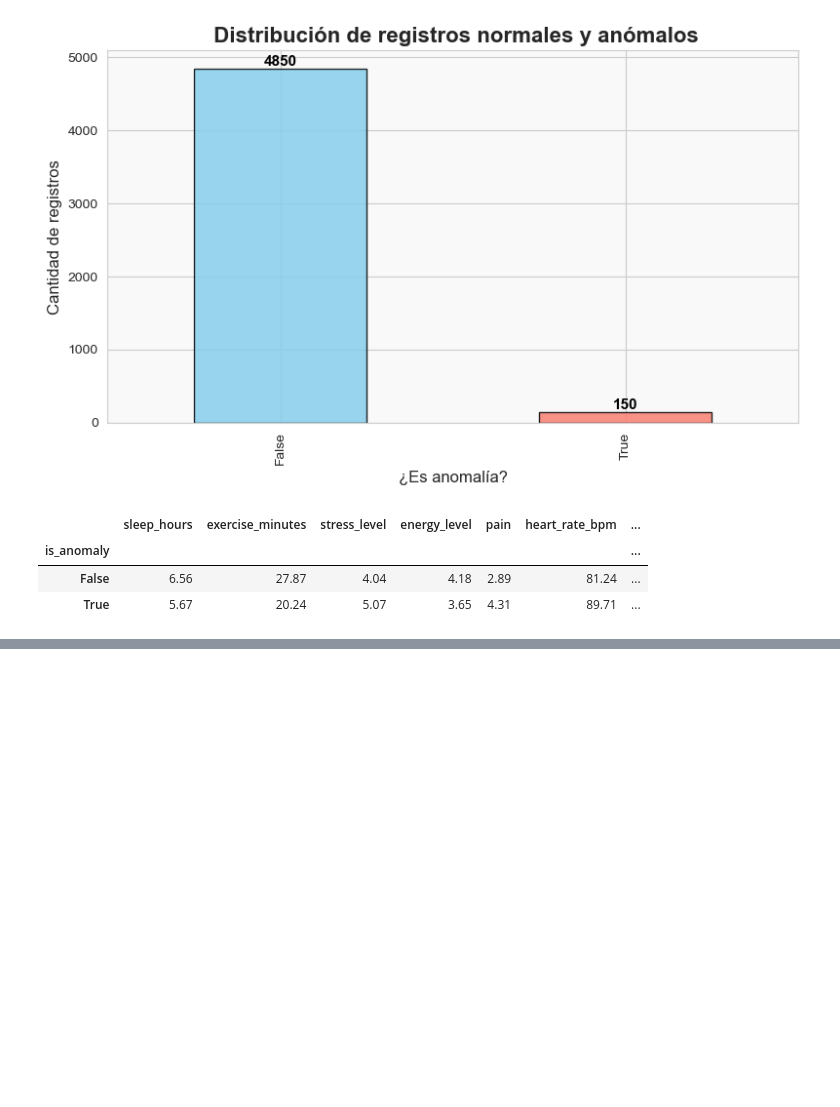
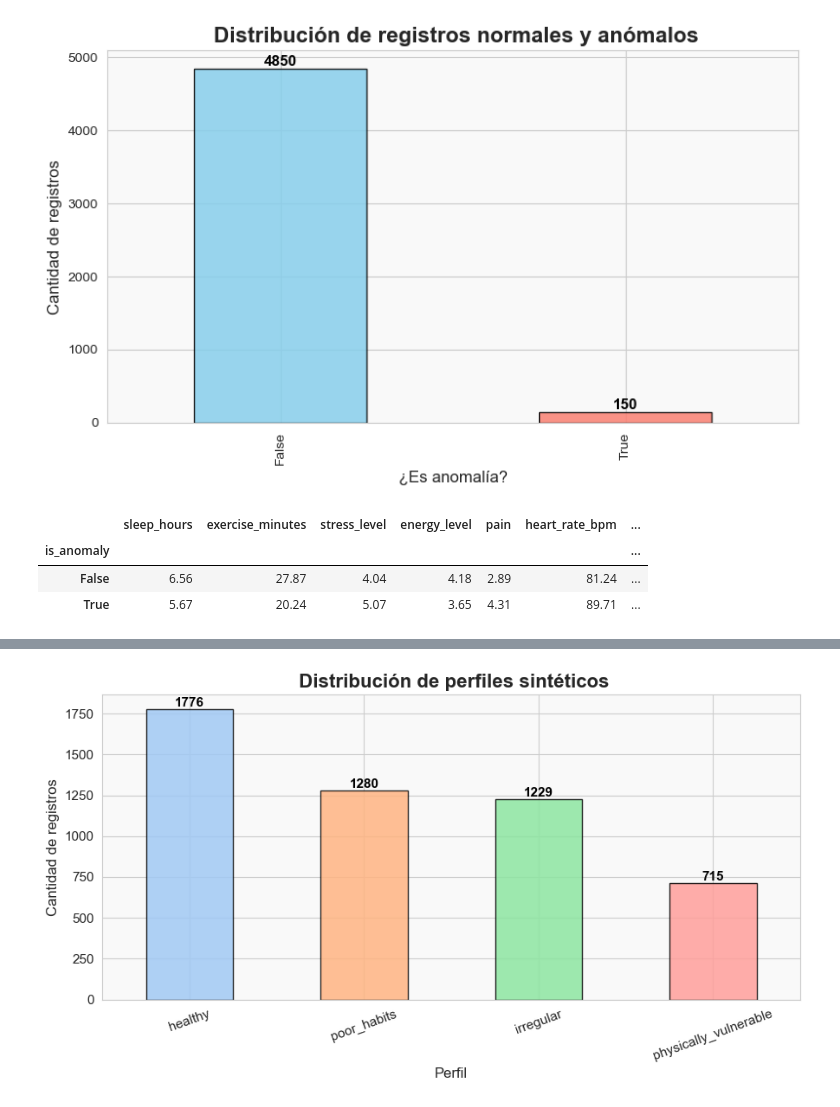
Before and after one commit to KouDionicio/9A-IDGS-ECBD-VitalMind-, a Jupyter notebook: ml-service/app/notebooks/01_exploratory_data_analysis.ipynb, the cells around one changed output, grey strips where cells are left out. Saved outputs shown, nothing was run; the diff lists cells and outputs as text; code cells hidden in the pictures; blank space fills up the shorter version.

```diff
--- a/ml-service/app/notebooks/01_exploratory_data_analysis.ipynb
+++ b/ml-service/app/notebooks/01_exploratory_data_analysis.ipynb
@@ -1695,0 +1760,20 @@ anomaly_comparison
+# %%
+profile_counts = (
+    df["profile_type"]
+    .value_counts()
+)
+
+profile_percentages = (
+    df["profile_type"]
+    .value_counts(normalize=True)
+    .mul(100)
+)
+
+profile_summary = pd.DataFrame(
+    {
+        "registros": profile_counts,
+        "porcentaje": profile_percentages,
+    }
+)
+
+profile_summary
@@ -1695,0 +1787,36 @@ anomaly_comparison
+# %%
+import matplotlib.pyplot as plt
+import seaborn as sns
+
+sns.set_style("whitegrid")
+sns.set_palette("pastel")
+
+plt.figure(figsize=(9,5))
+
+ax = profile_counts.plot(
+    kind="bar",
+    color=sns.color_palette("pastel", len(profile_counts)),
+    edgecolor="black",
+    alpha=0.85
+)
+
+# Títulos y etiquetas llamativas
+ax.set_title(" Distribución de perfiles sintéticos", fontsize=16, fontweight="bold")
+ax.set_xlabel("Perfil", fontsize=12)
+ax.set_ylabel("Cantidad de registros", fontsize=12)
+
+# Ajuste de ticks
+ax.tick_params(axis="x", rotation=20, labelsize=11)
+ax.tick_params(axis="y", labelsize=11)
+
+# Etiquetas encima de cada barra
+for container in ax.containers:
+    ax.bar_label(container, fontsize=11, fontweight="bold", color="black")
+
+# Fondo claro
+plt.gca().set_facecolor("#f9f9f9")
+
+plt.tight_layout()
+plt.show()
+# %% [output]
+[figure, added]
```
Also changed, not shown: parts of 18 cells of this notebook.
